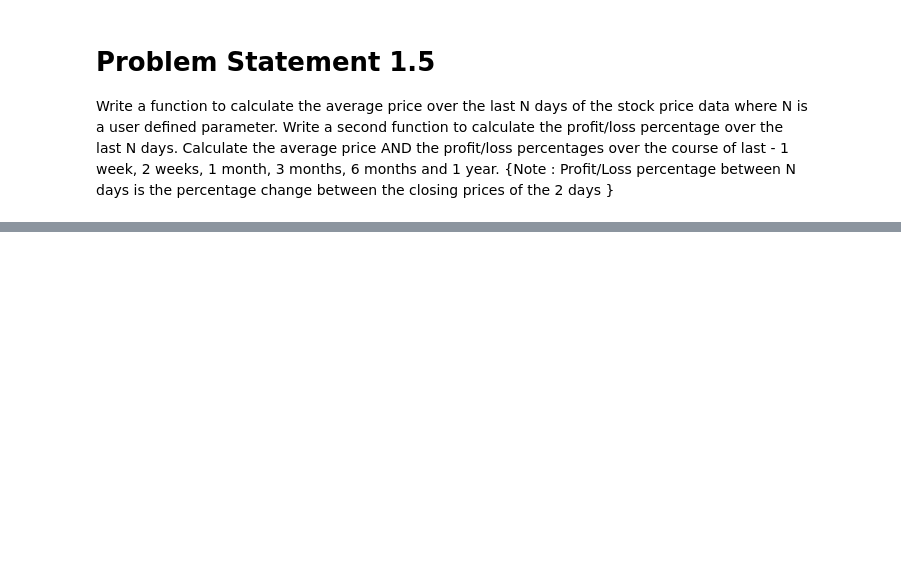
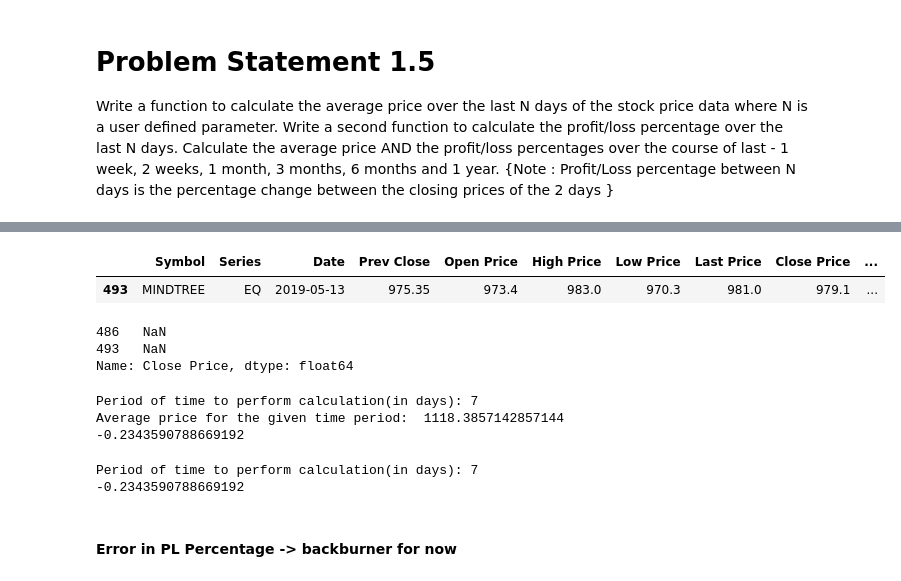
Before and after one commit to atkrish0/securitized-asset-analysis, a Jupyter notebook: 1 - EDA with Pandas(MINDTREE).ipynb, the cells around one changed output, grey strips where cells are left out. Cells and saved outputs as stored; diff of their text form; code cells hidden in the pictures; blank space fills up the shorter version.

Commit message:
Updated with avg_price calc # P/L % error

```diff
--- a/1 - EDA with Pandas(MINDTREE).ipynb
+++ b/1 - EDA with Pandas(MINDTREE).ipynb
@@ -488,0 +507,53 @@ data.head()
+# %%
+pl1.head()
+# %% [output]
+|  | Symbol | Series | Date | Prev Close | Open Price | High Price | Low Price | Last Price | Close Price | ... |
+| 493 | MINDTREE | EQ | 2019-05-13 | 975.35 | 973.4 | 983.0 | 970.3 | 981.0 | 979.1 | ... |
+# %%
+pl = (pl1['Close Price'] - pl0['Close Price'])/(pl0['Close Price'])*100
+pl
+# %% [output]
+486   NaN
+493   NaN
+Name: Close Price, dtype: float64
+# %%
+n = input('Period of time to perform calculation(in days): ')
+n = int(n)
+# extracting the data for the user given number of days
+data_n = data.loc[(data['Index'] >= 493 - n) & (data['Index'] <= 493)]
+
+def avg_price(n):
+    ap = data_n['Close Price'].sum()/n
+    print("Average price for the given time period: ", ap)
+
+
+def pl_percentage(n):
+    pl_df = data_n.iloc[[0, -1]]
+    pl_df.head()
+    a = pl_df['Close Price']
+    a =a.pct_change()
+    a = a.iloc[-1] * 100
+    print("PL Percentage", a)
+
+avg_price(n)
+pl_percentage(n)
+# %% [output]
+Period of time to perform calculation(in days): 7
+Average price for the given time period:  1118.3857142857144
+-0.2343590788669192
+# %%
+n = input('Period of time to perform calculation(in days): ')
+n = int(n)
+# extracting the data for the user given number of days
+data_n = data.loc[(data['Index'] >= 493 - n) & (data['Index'] <= 493)]
+pl_df = data_n.iloc[[0, -1]]
+pl_df.head()
+a = pl_df['Close Price']
+a =a.pct_change()
+a = a.iloc[-1] * 100
+print(a)
+# %% [output]
+Period of time to perform calculation(in days): 7
+-0.2343590788669192
+# %% [markdown]
+#### Error in PL Percentage -> backburner for now
```
Also changed, not shown: parts of 3 cells of this notebook.
